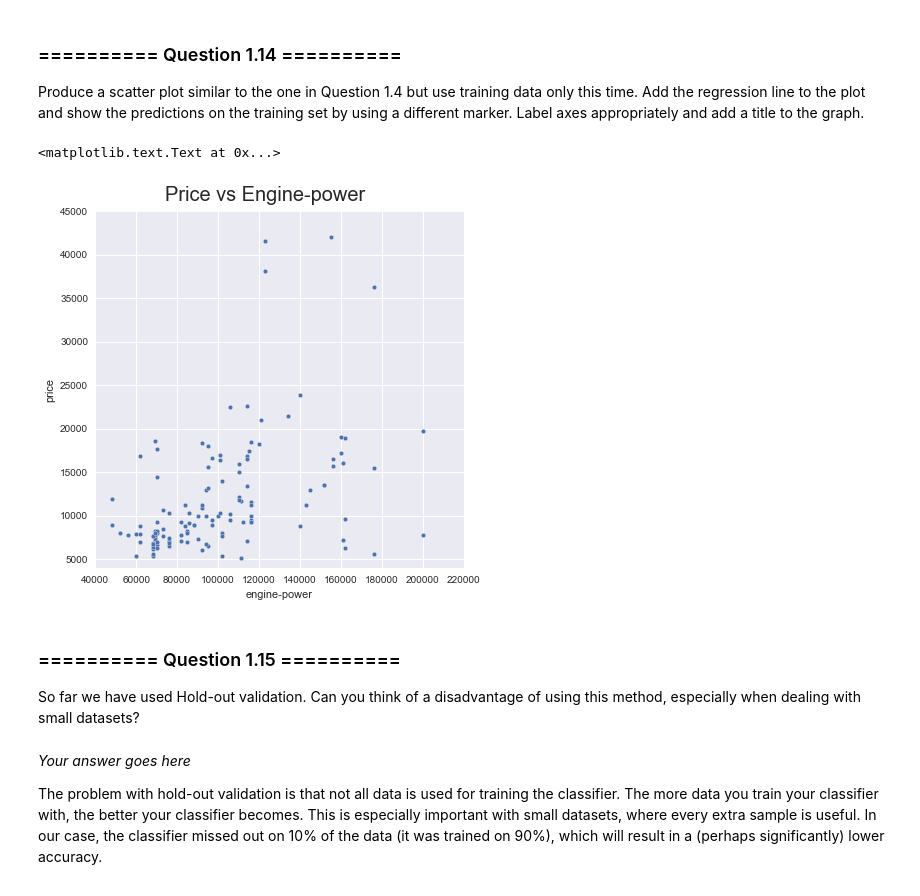
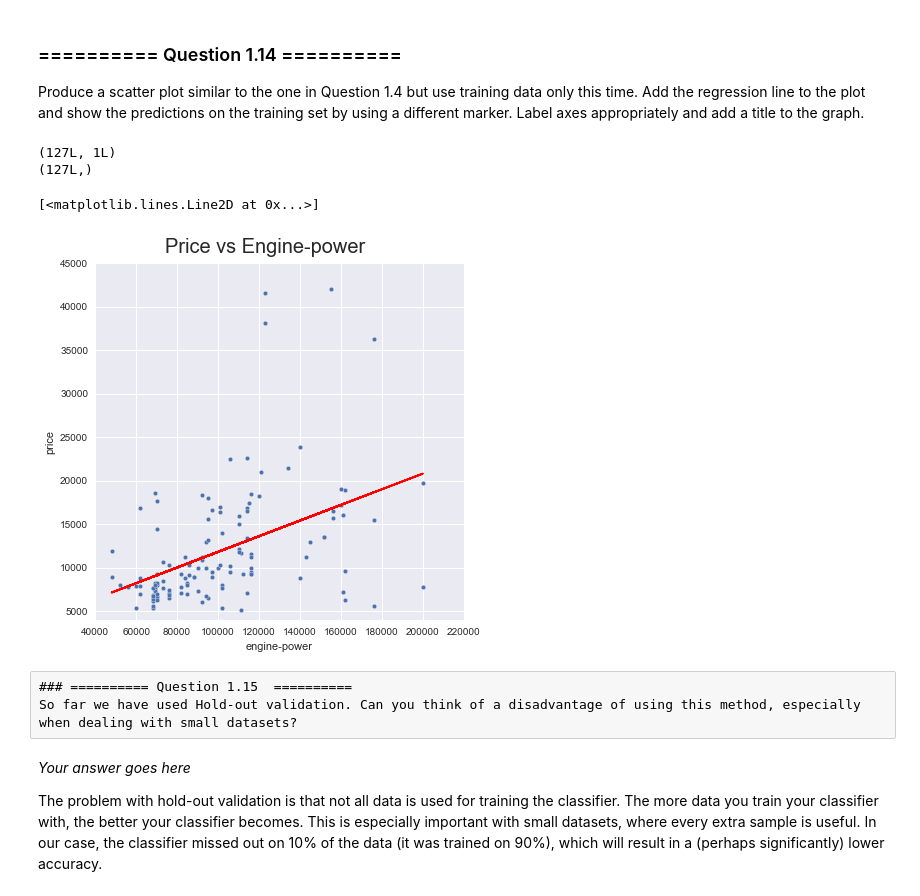
Before and after one commit to Dr-Alan-Turing/IAMachineLearning, a Jupyter notebook: 05_Assignment_2.ipynb, the cells around one changed output. Drawn from its saved outputs; the diff is of its cells as text; code cells hidden in the pictures.

```diff
--- a/05_Assignment_2.ipynb
+++ b/05_Assignment_2.ipynb
@@ -210,20 +210,28 @@ Produce a scatter plot similar to the one in Question 1.4 but use training data
 # %%
 # Your code goes here
 Xy_train = pd.DataFrame(columns=['engine-power', 'price'])
 Xy_train['engine-power'] = X_train.reshape(len(X_train))
 Xy_train['price'] = y_train.tolist()
 
 g = sns.pairplot(data=Xy_train, x_vars=['engine-power'], y_vars=['price'], size=6)
 g.axes[0,0].set_xlim(40000,)
 g.axes[0,0].set_ylim(4000,)
 g.fig.subplots_adjust(top=0.92)
 g.fig.suptitle('Price vs Engine-power', fontsize=20)
+
+# EL
+y_train_pred = lr_classifier.predict(X_train)
+print(X_train.shape)
+print(y_train_pred.shape)
+plt.plot(X_train, y_train_pred, "r")
 # %% [output]
-<matplotlib.text.Text at 0x...>
+(127L, 1L)
+(127L,)
+[<matplotlib.lines.Line2D at 0x...>]
-[figure, old version]
+[figure, new version]
-# %% [markdown]
-### ========== Question 1.15  ==========
-So far we have used Hold-out validation. Can you think of a disadvantage of using this method, especially when dealing with small datasets?
+# %% [raw]
+### ========== Question 1.15  ==========
+So far we have used Hold-out validation. Can you think of a disadvantage of using this method, especially when dealing with small datasets?
 # %% [markdown]
 *Your answer goes here*
 
```
Also changed, not shown: parts of 1 cell of this notebook.
